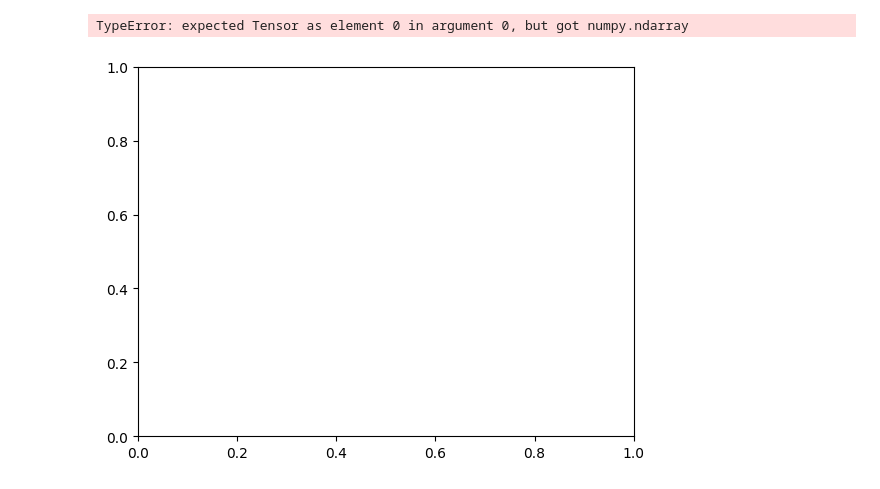
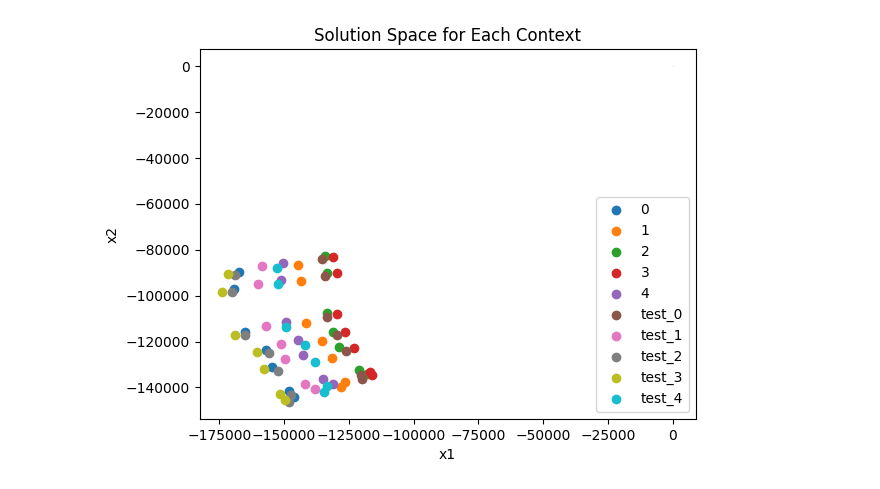
Before and after one commit to Project-Resilience/presp, a Jupyter notebook: examples/constraints/context/demo.ipynb, the cells around one changed output. Cells and saved outputs as stored; diff of their text form; code cells hidden in the pictures.

Commit message:
More constraint experiments

```diff
--- a/examples/constraints/context/demo.ipynb
+++ b/examples/constraints/context/demo.ipynb
@@ -13,5 +60,5 @@ from presp.prescriptor import NNPrescriptor, NNPrescriptorFactory
 # %%
-RESULTS_DIR = Path("examples/constraints/context/longer")
+RESULTS_DIR = Path("examples/constraints/context/results/triangle-penalty")
 with open(RESULTS_DIR / "config.yml", "r", encoding="utf-8") as f:
     config = yaml.safe_load(f)
 # GENS = config["evolution_params"]["n_generations"]
@@ -50,8 +98,7 @@ plot_pareto()
 # %%
 def plot_solution_space(ax: plt.Axes, context_idx: int, gen: int, color_idx: int, plot_optimal: bool = True, test: bool = False):
 
-    pareto_df = pd.read_csv(RESULTS_DIR / f"{gen}.csv")
-    pareto_df = pareto_df[pareto_df["rank"] == 1]
+    pareto_df = experimenter.get_gen_df(gen, pareto=True)
 
     all_X = []
     for cand_id in pareto_df["cand_id"]:
@@ -73,21 +120,20 @@ def plot_solution_space(ax: plt.Axes, context_idx: int, gen: int, color_idx: int
     return ax
 # %%
 fig, ax = plt.subplots()
-for context_idx in range(3):
+for context_idx in range(5):
     ax = plot_solution_space(ax, context_idx, GENS, context_idx, plot_optimal=True)
 
-for context_idx in range(3):
-    ax = plot_solution_space(ax, context_idx, GENS, context_idx + 3, plot_optimal=True, test=True)
+for context_idx in range(5):
+    ax = plot_solution_space(ax, context_idx, GENS, context_idx + 5, plot_optimal=True, test=True)
 
 ax.legend()
 ax.set_xlabel("x1")
 ax.set_ylabel("x2")
 ax.set_title("Solution Space for Each Context")
 
 plt.show()
 # %% [output]
-TypeError: expected Tensor as element 0 in argument 0, but got numpy.ndarray
-[figure, old version]
+[figure, new version]
 # %%
 fig, ax = plt.subplots()
 for i, gen in enumerate([150, 1000]):
```
Also changed, not shown: parts of 5 cells of this notebook, 5 other files.
